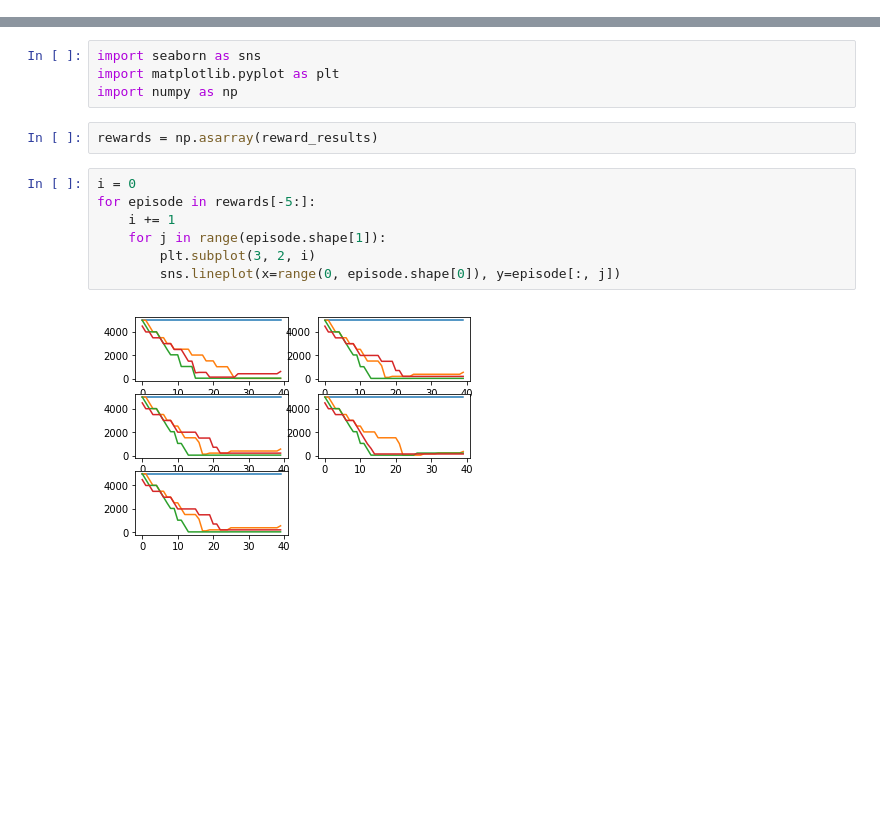
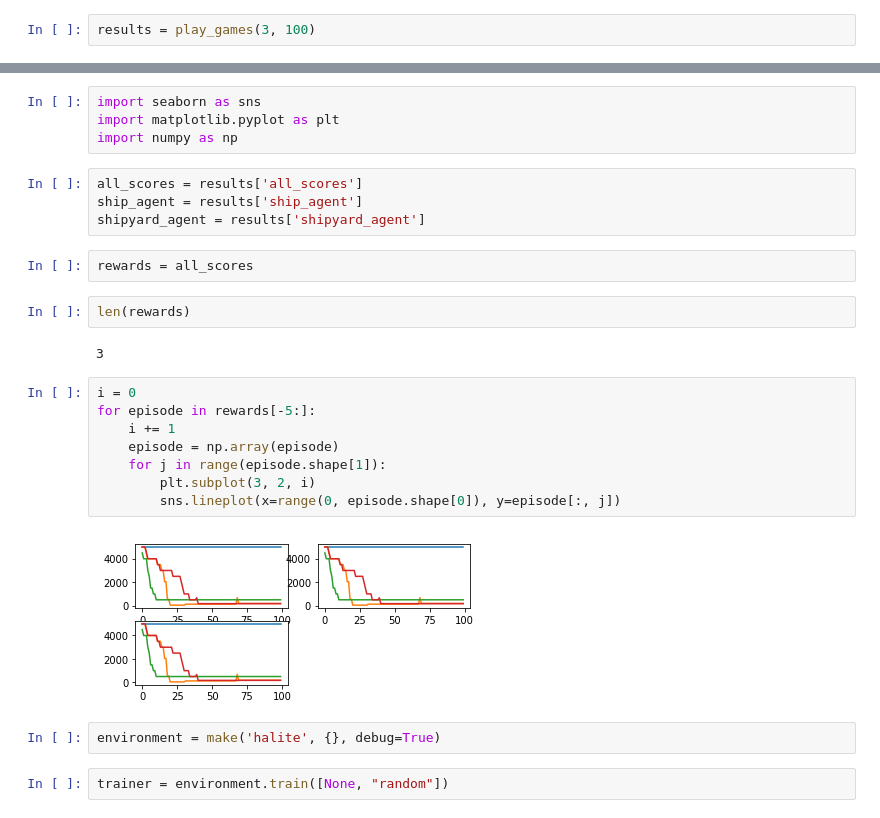
Before and after one commit to ZahidP/halite-gcp-playground, a Jupyter notebook: notebooks/play_halite.ipynb, the cells around one changed output, grey strips where cells are left out. Drawn from its saved outputs; the diff is of its cells as text; blank space fills up the shorter version.

Commit message:
More updates, multiframe, halite agent

```diff
--- a/notebooks/play_halite.ipynb
+++ b/notebooks/play_halite.ipynb
@@ -44,0 +29,2 @@ Actions for step
+# %%
+results = play_games(3, 100)
@@ -46,14 +50,27 @@ Actions for step
 import seaborn as sns
 import matplotlib.pyplot as plt
 import numpy as np
-# %%
-rewards = np.asarray(reward_results)
+# %%
+all_scores = results['all_scores']
+ship_agent = results['ship_agent']
+shipyard_agent = results['shipyard_agent']
+# %%
+rewards = all_scores
+# %%
+len(rewards)
+# %% [output]
+3
 # %%
 i = 0
 for episode in rewards[-5:]:
     i += 1
+    episode = np.array(episode)
     for j in range(episode.shape[1]):
         plt.subplot(3, 2, i)
         sns.lineplot(x=range(0, episode.shape[0]), y=episode[:, j])
 # %% [output]
-[figure, old version]
+[figure, new version]
+# %%
+environment = make('halite', {}, debug=True)
+# %%
+trainer = environment.train([None, "random"])
```
Also changed, not shown: parts of 19 cells of this notebook, 24 other files.
